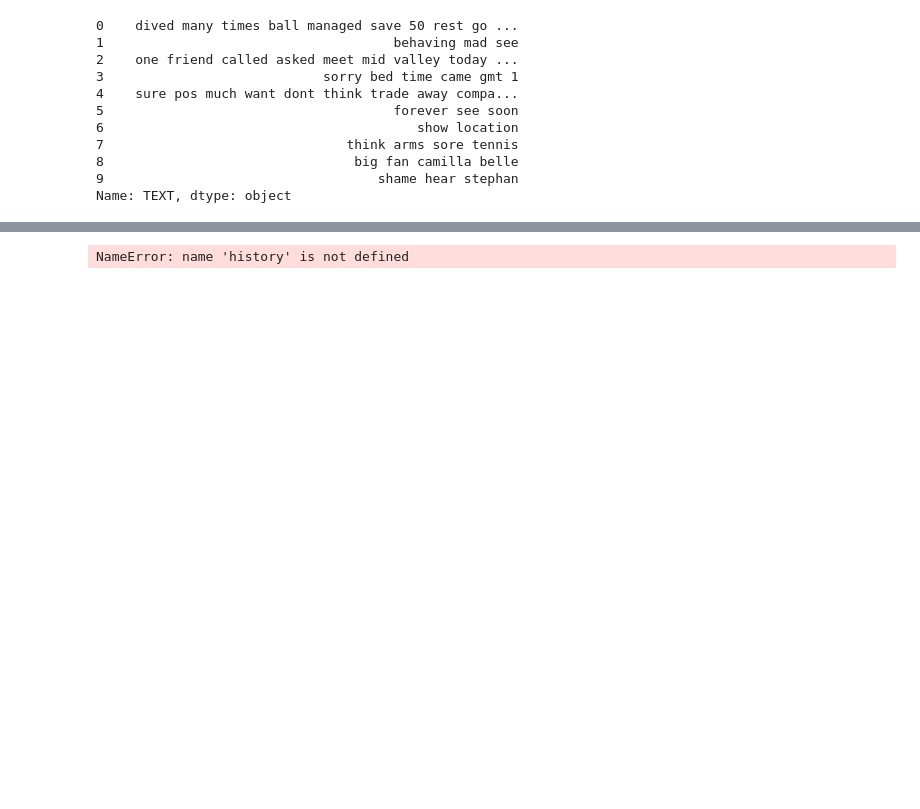
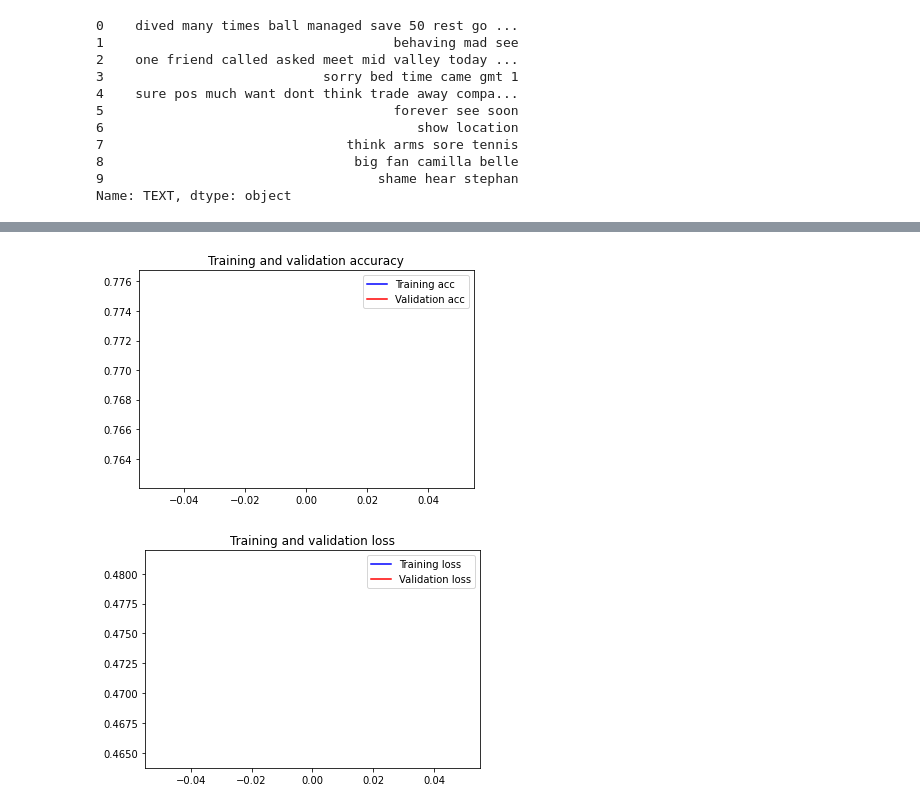
Before and after one commit to ChJL/Sentiment-Analysis, a Jupyter notebook: Twitter_SA_using_sample_dataset.ipynb, the cells around one changed output, grey strips where cells are left out. Cells and saved outputs as stored; diff of their text form; code cells hidden in the pictures; blank space fills up the shorter version.

```diff
--- a/Twitter_SA_using_sample_dataset.ipynb
+++ b/Twitter_SA_using_sample_dataset.ipynb
@@ -64,7 +64,7 @@ W2V_MIN_COUNT = 10
 
 # KERAS
 SEQUENCE_LENGTH = 300
-EPOCHS = 8
+EPOCHS = 1
 BATCH_SIZE = 1024
 
 # SENTIMENT
@@ -339,7 +339,7 @@ model.compile(loss='binary_crossentropy',
 # %%
 # Callbacks
 callbacks = [ ReduceLROnPlateau(monitor='val_loss', patience=5, cooldown=0),
-              EarlyStopping(monitor='val_acc', min_delta=1e-4, patience=5)]
+              EarlyStopping(monitor='val_accuracy', min_delta=1e-4, patience=5)]
 # %%
 # Train
 history = model.fit(x_train, y_train,
@@ -370,24 +363,25 @@ LOSS: -14.625689506530762
 # %%
-acc = history.history['acc']
-val_acc = history.history['val_acc']
+acc = history.history['accuracy']
+val_acc = history.history['val_accuracy']
 loss = history.history['loss']
 val_loss = history.history['val_loss']
 
 epochs = range(len(acc))
 
 plt.plot(epochs, acc, 'b', label='Training acc')
 plt.plot(epochs, val_acc, 'r', label='Validation acc')
 plt.title('Training and validation accuracy')
 plt.legend()
 
 plt.figure()
 
 plt.plot(epochs, loss, 'b', label='Training loss')
 plt.plot(epochs, val_loss, 'r', label='Validation loss')
 plt.title('Training and validation loss')
 plt.legend()
 
 plt.show()
 # %% [output]
-NameError: name 'history' is not defined
+[figure, added]
+[figure, added]
 # %%
```
Also changed, not shown: parts of 31 cells of this notebook, 1 other file.
